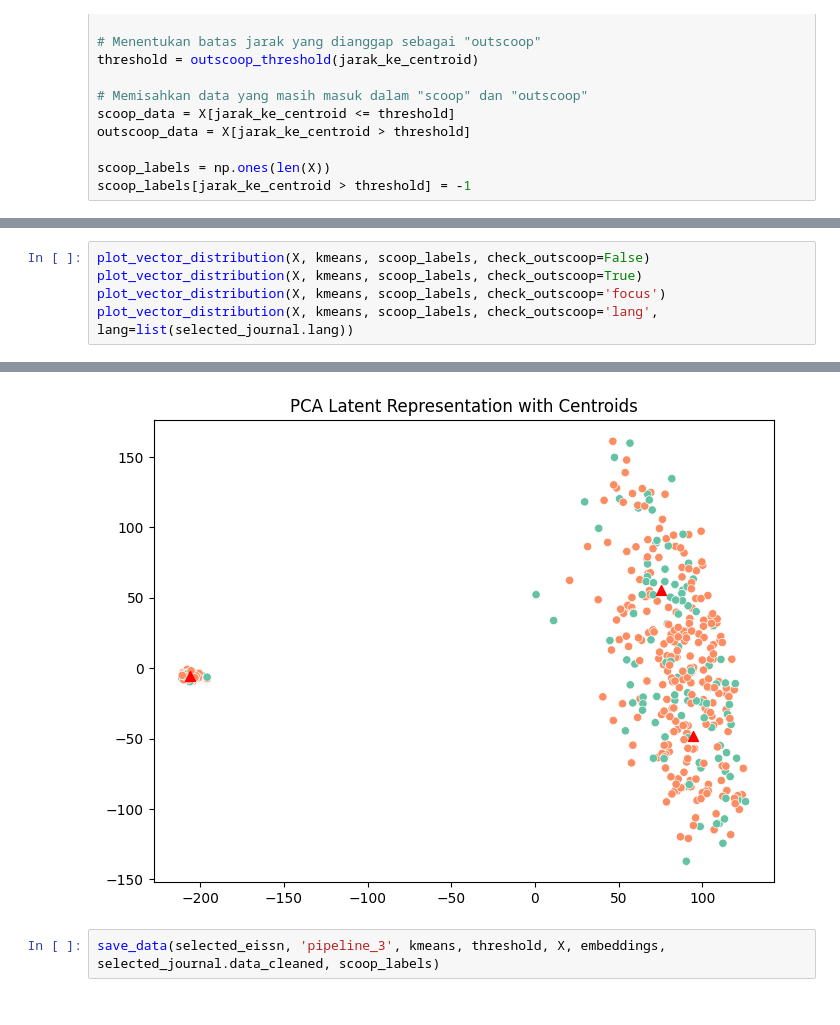
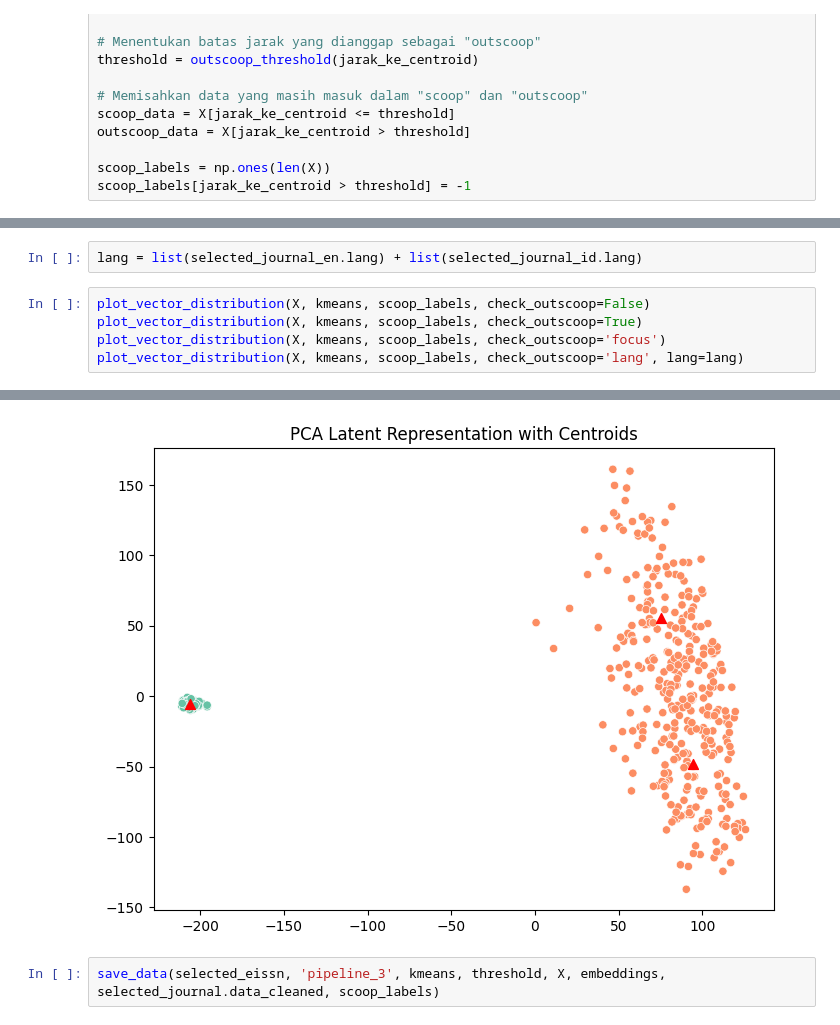
Before and after one commit to rarmnsyah/Journal-Clustering-2, a Jupyter notebook: cluster_pipeline_3.ipynb, the cells around one changed output, grey strips where cells are left out. Drawn from its saved outputs; the diff is of its cells as text.

```diff
--- a/cluster_pipeline_3.ipynb
+++ b/cluster_pipeline_3.ipynb
@@ -287,13 +241,15 @@ list(selected_journal.lang)
+# %%
+lang = list(selected_journal_en.lang) + list(selected_journal_id.lang)
 # %%
 plot_vector_distribution(X, kmeans, scoop_labels, check_outscoop=False)
 plot_vector_distribution(X, kmeans, scoop_labels, check_outscoop=True)
 plot_vector_distribution(X, kmeans, scoop_labels, check_outscoop='focus')
-plot_vector_distribution(X, kmeans, scoop_labels, check_outscoop='lang', lang=list(selected_journal.lang))
+plot_vector_distribution(X, kmeans, scoop_labels, check_outscoop='lang', lang=lang)
 # %% [output]
 [figure]
 [figure]
 [figure]
-[figure, old version]
+[figure, new version]
 # %%
 save_data(selected_eissn, 'pipeline_3', kmeans, threshold, X, embeddings, selected_journal.data_cleaned, scoop_labels)
 # %% [output]
```
Also changed, not shown: parts of 9 cells of this notebook, 4 other files.
